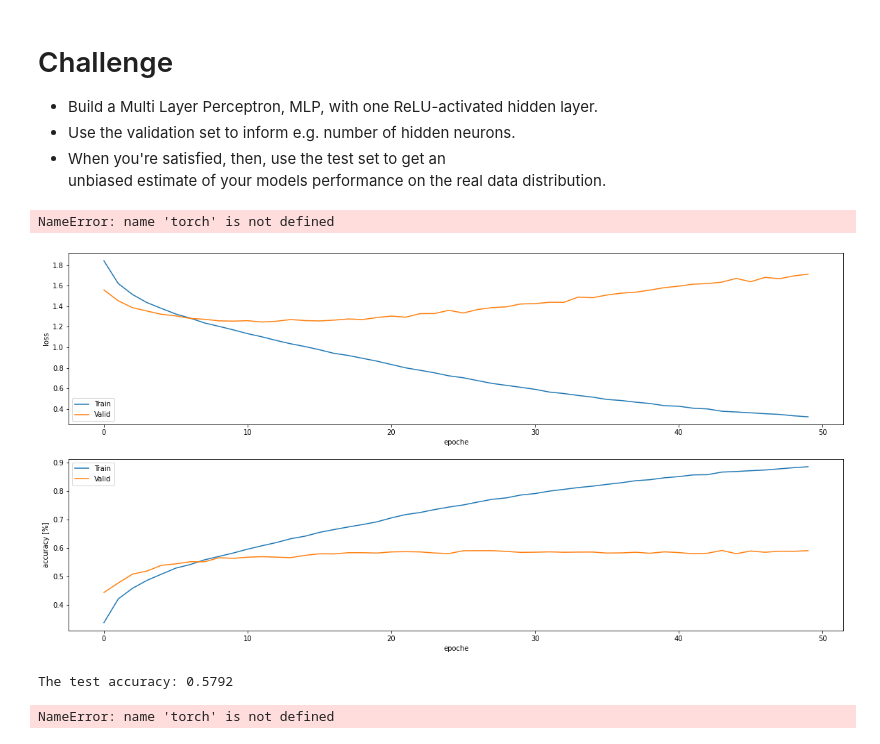
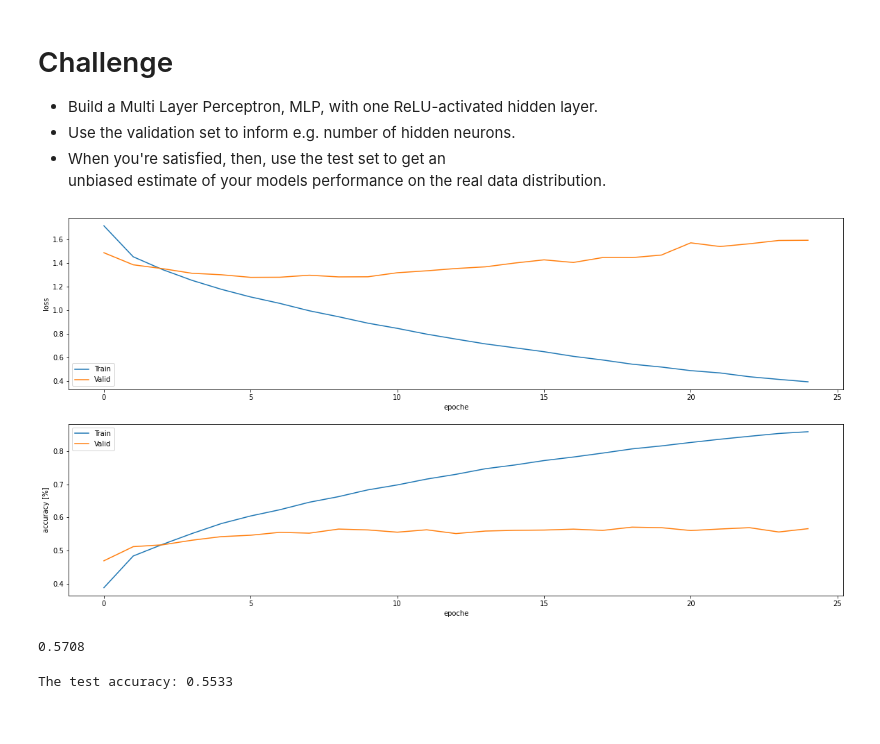
Before and after one commit to dscho15/deep-learning-course, a Jupyter notebook: Lecture3.ipynb, the cells around one changed output. Drawn from its saved outputs; the diff is of its cells as text; code cells hidden in the pictures.

```diff
--- a/Lecture3.ipynb
+++ b/Lecture3.ipynb
@@ -15,7 +15,9 @@ import torch.nn.functional as F
 import torchvision
 from torchvision import transforms as T
 # %%
-transform = T.Compose([T.ToTensor()])
+transform = T.Compose([T.ToTensor(),
+                       T.RandomHorizontalFlip(),
+                       T.RandomRotation(20)])
 
 data_train = torchvision.datasets.CIFAR10(root='./data', train=True, download=True, transform=transform)
 data_train, data_valid = torch.utils.data.random_split(data_train, (45000, 5000))
@@ -45,30 +47,27 @@ class NeuralNetwork(nn.Module):
             nn.ReLU(),
 
             nn.BatchNorm1d(n_hidden_neurons),
-            nn.Dropout(0.5),
-            nn.Linear(n_hidden_neurons, n_hidden_neurons),
+            nn.Dropout(0.1),
+            nn.Linear(n_hidden_neurons, int(n_hidden_neurons/2)),
             nn.ReLU(),
 
-            nn.BatchNorm1d(n_hidden_neurons),
-            nn.Linear(n_hidden_neurons, n_hidden_neurons),
+            nn.BatchNorm1d(int(n_hidden_neurons/2)),
+            nn.Linear(int(n_hidden_neurons/2), int(n_hidden_neurons/4)),
             nn.ReLU(),
-            nn.Dropout(0.5),
-            nn.BatchNorm1d(n_hidden_neurons),
+            nn.Dropout(0.1),
 
-            nn.BatchNorm1d(n_hidden_neurons),
-            nn.Linear(n_hidden_neurons, n_hidden_neurons),
+            nn.BatchNorm1d(int(n_hidden_neurons/4)),
+            nn.Linear(int(n_hidden_neurons/4), int(n_hidden_neurons/8)),
             nn.ReLU(),
-            nn.Dropout(0.5),
-            nn.BatchNorm1d(n_hidden_neurons),
+            nn.Dropout(0.1),
 
-            nn.BatchNorm1d(n_hidden_neurons),
-            nn.Linear(n_hidden_neurons, n_hidden_neurons),
-            nn.Tanh(),
-            nn.Dropout(0.5),
-            nn.BatchNorm1d(n_hidden_neurons),
+            nn.BatchNorm1d(int(n_hidden_neurons/8)),
+            nn.Linear(int(n_hidden_neurons/8), int(n_hidden_neurons/16)),
+            nn.ReLU(),
+            nn.BatchNorm1d(int(n_hidden_neurons/16)),
 
             # Logits
-            nn.Linear(n_hidden_neurons, 10)
+            nn.Linear(int(n_hidden_neurons/16), 10)
         )
 
     def forward(self, x):
@@ -82,14 +81,12 @@ best_model = None
 device = torch.device('cuda')
 n_hidden_neurons = 1024
 model = NeuralNetwork(n_hidden_neurons).to(device)
-opt = torch.optim.Adam(model.parameters(), lr=2e-4, weight_decay=2e-6)
+opt = torch.optim.SGD(model.parameters(), lr=8e-3, weight_decay=5e-4, momentum = 0.85)
 
 train_losses, train_accuracies = [], []
 valid_losses, valid_accuracies = [], []
 
-for epoch in range(50):
-
-    print("Epoch: %s"%(epoch), ' {:f}'.format(best_accuracy))
+for epoch in tqdm(range(25)):
 
     model.train()
 
@@ -103,7 +100,6 @@ for epoch in range(50):
         logits = model(x)
         log_probs = F.log_softmax(logits, dim=1)
         loss = F.nll_loss(log_probs, y)
-        # or just: loss = F.cross_entropy(logits, y)
 
         opt.zero_grad()
         loss.backward()
@@ -115,8 +111,6 @@ for epoch in range(50):
 
     train_loss = np.mean(epoch_losses)
     train_accuracy = correct / total
-
-    # validation
 
     with torch.no_grad():
 
@@ -150,27 +144,28 @@ for epoch in range(50):
 
 all_losses[n_hidden_neurons] = train_losses, valid_losses
 all_accuracies[n_hidden_neurons] = train_accuracies, valid_accuracies
-# %% [output]
-NameError: name 'torch' is not defined
 # %%
 plt.figure(1, figsize=(20,10))
 plt.subplot(2,1,1)
 plt.plot(train_losses)
 plt.plot(valid_losses)
 plt.xlabel("epoche")
 plt.ylabel("loss")
 plt.legend(["Train", "Valid"])
 
 plt.subplot(2,1,2)
 plt.plot(train_accuracies)
 plt.plot(valid_accuracies)
 plt.xlabel("epoche")
 plt.ylabel("accuracy [%]")
 plt.legend(["Train", "Valid"])
 
 plt.show()
+
+np.max(valid_accuracies)
 # %% [output]
-[figure, old version]
+[figure, new version]
+0.5708
 # %%
 model = best_model[0]
 
@@ -193,7 +188,7 @@ valid_accuracy = correct/total
 
 print("The test accuracy: %s"%(valid_accuracy))
 # %% [output]
-The test accuracy: 0.5792
+The test accuracy: 0.5533
 # %%
 class NeuralNetwork(nn.Module):
     def __init__(self):
@@ -257,14 +247,12 @@ best_model = None
 device = torch.device('cuda')
 batch_size = 256
 model = NeuralNetwork().to(device)
-opt = torch.optim.Adam(model.parameters(), lr=5e-3, weight_decay=2e-4)
+opt = torch.optim.SGD(model.parameters(), lr=9e-2, weight_decay=2e-5, momentum = 0.8)
 
 train_losses, train_accuracies = [], []
 valid_losses, valid_accuracies = [], []
 
 for epoch in tqdm(range(50)):
-
-    print("Epoch: %s"%(epoch), ' {:f}'.format(best_accuracy))
 
     model.train()
 
@@ -278,7 +266,6 @@ for epoch in tqdm(range(50)):
         logits = model(x)
         log_probs = F.log_softmax(logits, dim=1)
         loss = F.nll_loss(log_probs, y)
-        # or just: loss = F.cross_entropy(logits, y)
 
         opt.zero_grad()
         loss.backward()
@@ -290,8 +277,6 @@ for epoch in tqdm(range(50)):
 
     train_loss = np.mean(epoch_losses)
     train_accuracy = correct / total
-
-    # validation
 
     with torch.no_grad():
 
@@ -323,8 +308,6 @@ for epoch in tqdm(range(50)):
     valid_losses.append(valid_loss)
     train_accuracies.append(train_accuracy)
     valid_accuracies.append(valid_accuracy)
-# %% [output]
-NameError: name 'torch' is not defined
 # %%
 plt.figure(1, figsize=(20,10))
 plt.subplot(2,1,1)
```
Also changed, not shown: parts of 4 cells of this notebook.
